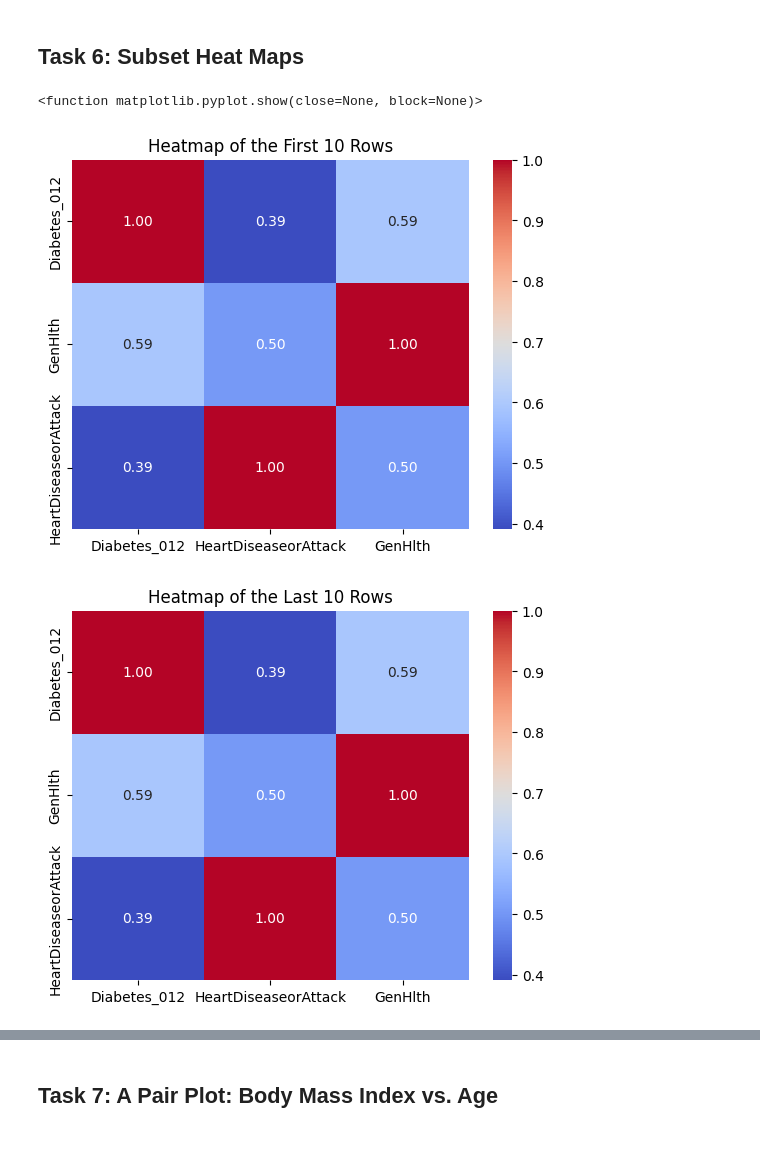
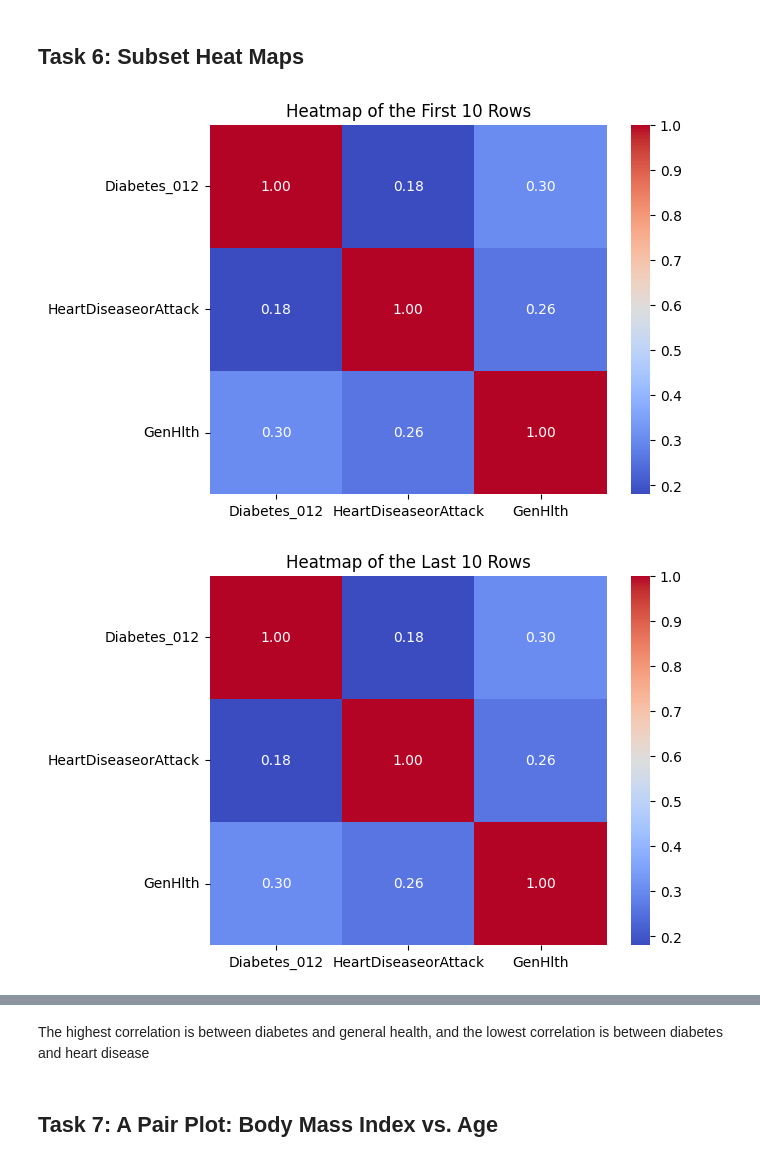
Before and after one commit to gjmessino/python-homework, a Jupyter notebook: ctd-assignment-7.ipynb, the cells around one changed output, grey strips where cells are left out. Cells and saved outputs as stored; diff of their text form; code cells hidden in the pictures.

```diff
--- a/ctd-assignment-7.ipynb
+++ b/ctd-assignment-7.ipynb
@@ -92,32 +89,29 @@ plt.show
 ## Task 6: Subset Heat Maps
 # %%
 subset_cols = ['Diabetes_012', 'HeartDiseaseorAttack', 'GenHlth']
-subset_df = diabetes_corr[subset_cols]
-diabetes_corr_subset = subset_df.corr()
-diabetes_corr_subset = diabetes_corr_subset.sort_values(by = 'Diabetes_012', ascending = False)
+diabetes_corr_subset = diabetes_corr.loc[subset_cols, subset_cols]
 
 plt.figure(1)
 sns.heatmap(diabetes_corr_subset.head(10), annot=True, cmap="coolwarm", fmt=".2f")
 plt.title("Heatmap of the First 10 Rows")
-plt.show
+plt.show()
 
 plt.figure(2)
 sns.heatmap(diabetes_corr_subset.tail(10), annot=True, cmap="coolwarm", fmt=".2f")
 plt.title("Heatmap of the Last 10 Rows")
-plt.show
+plt.show()
 
 diabetes_corr_subset = diabetes_corr_subset.sort_values(by = 'GenHlth', ascending = False)
 
 plt.figure(3)
 sns.heatmap(diabetes_corr_subset.head(10), annot = True, cmap = 'coolwarm', fmt = '.2f')
 plt.title('Organized by General Health First 10')
-plt.show
+plt.show()
 
 plt.figure(4)
 sns.heatmap(diabetes_corr_subset.tail(10), annot = True, cmap = 'coolwarm', fmt = '.2f')
 plt.title('Organized by General Health Last 10')
-plt.show
+plt.show()
 # %% [output]
-<function matplotlib.pyplot.show(close=None, block=None)>
-[figure, old version]
+[figure, new version]
-[figure, old version]
+[figure, new version]
@@ -126,3 +120,5 @@ plt.show
+# %% [markdown]
+The highest correlation is between diabetes and general health, and the lowest correlation is between diabetes and heart disease
 # %% [markdown]
 ## Task 7: A Pair Plot: Body Mass Index vs. Age
 # %%
```
Also changed, not shown: parts of 5 cells of this notebook.
